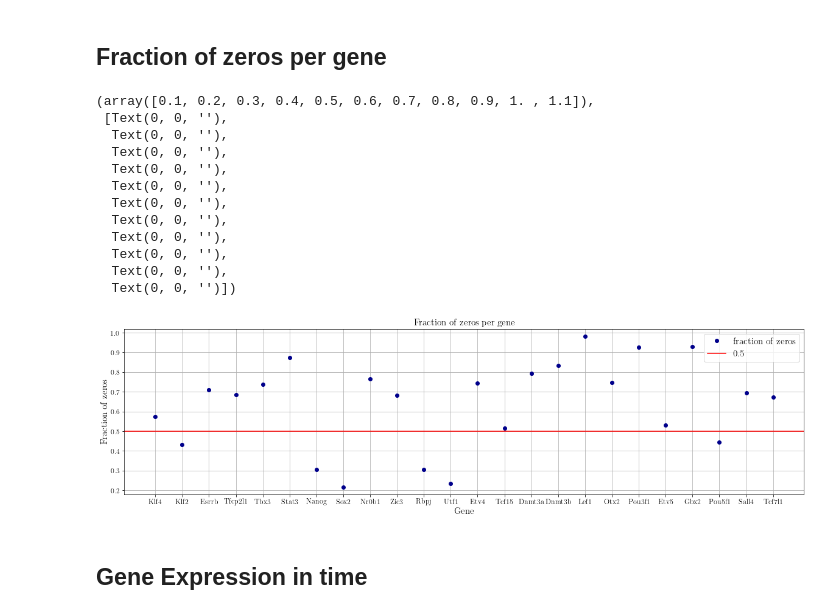
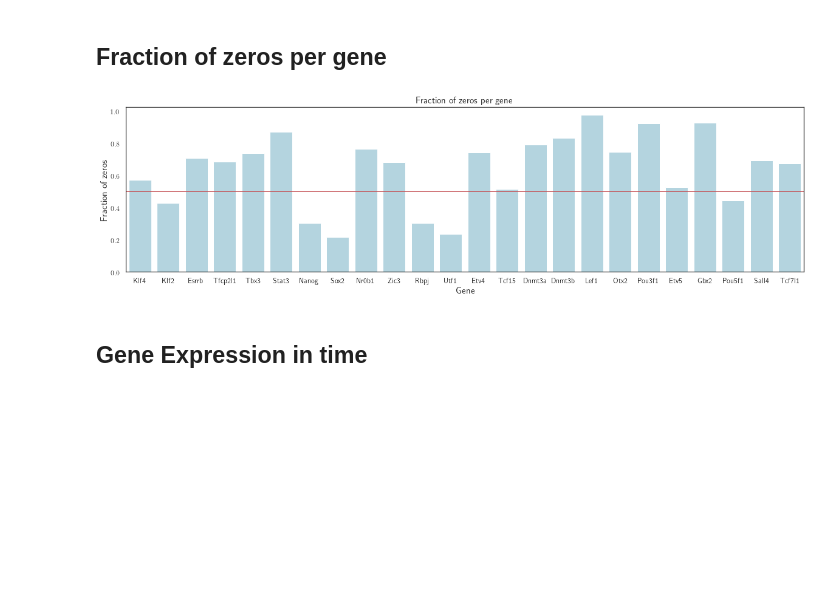
Before and after one commit to CleliaCorridori/GRN_Inference_CODE, a Jupyter notebook: Data_Processing.ipynb, the cells around one changed output. Drawn from its saved outputs; the diff is of its cells as text; code cells hidden in the pictures; blank space fills up the shorter version.

```diff
--- a/Data_Processing.ipynb
+++ b/Data_Processing.ipynb
@@ -30,11 +30,19 @@ import lib.funcs_raster as funcs_raster
 import lib.funcs_general as funcs_general
 import lib.minibulk_funcs as mb
 
+import matplotlib.pyplot as plt
+from matplotlib import font_manager
+
 
 %load_ext autoreload
 %autoreload 2
 
-matplotlib.rc('font', **{'family': 'serif', 'serif': ['Computer Modern']})
+# matplotlib.rc('font', **{'family': 'serif', 'serif': ['Computer Modern']})
+# plt.rcParams['font.family'] = 'Avenir'
 matplotlib.rc('text', usetex=True)
+sns.set(font='Avenir')
+# plt.rcParams['figure.facecolor'] = 'white'
+# set the facecolor of the figure to white
+sns.set(style="white")
 # %% [markdown]
 # Initial information
@@ -100,31 +103,21 @@ df_lN.head(3)
 # %%
 # show with an histogram the number of zero value for each gene
 zeros_perGene_frac = np.sum(df_lN==0, axis=1)/df_lN.shape[1]
 plt.figure(figsize=(20,5))
-plt.plot(zeros_perGene_frac, 'o', color='darkblue', label='fraction of zeros')
+# barplot of the number of zeros per gene
+sns.barplot(x=df_lN.index, y=zeros_perGene_frac, color='lightblue')
+
 # add a line at 0.5
 thr_zero = 0.5
 plt.axhline(y=thr_zero, color='r', linestyle='-', label=thr_zero)
-plt.legend(fontsize=15)
-plt.grid(True)
+# plt.grid(True)
 plt.title('Fraction of zeros per gene', fontsize=15)
 plt.xlabel('Gene', fontsize=15)
 plt.ylabel('Fraction of zeros', fontsize=15)
 plt.xticks(fontsize=12)
 plt.yticks(fontsize=12)
+plt.show()
 # %% [output]
-(array([0.1, 0.2, 0.3, 0.4, 0.5, 0.6, 0.7, 0.8, 0.9, 1. , 1.1]),
- [Text(0, 0, ''),
-  Text(0, 0, ''),
-  Text(0, 0, ''),
-  Text(0, 0, ''),
-  Text(0, 0, ''),
-  Text(0, 0, ''),
-  Text(0, 0, ''),
-  Text(0, 0, ''),
-  Text(0, 0, ''),
-  Text(0, 0, ''),
-  Text(0, 0, '')])
-[figure, old version]
+[figure, new version]
 # %% [markdown]
 ## Gene Expression in time
```
Also changed, not shown: parts of 35 cells of this notebook, 2 other files.
